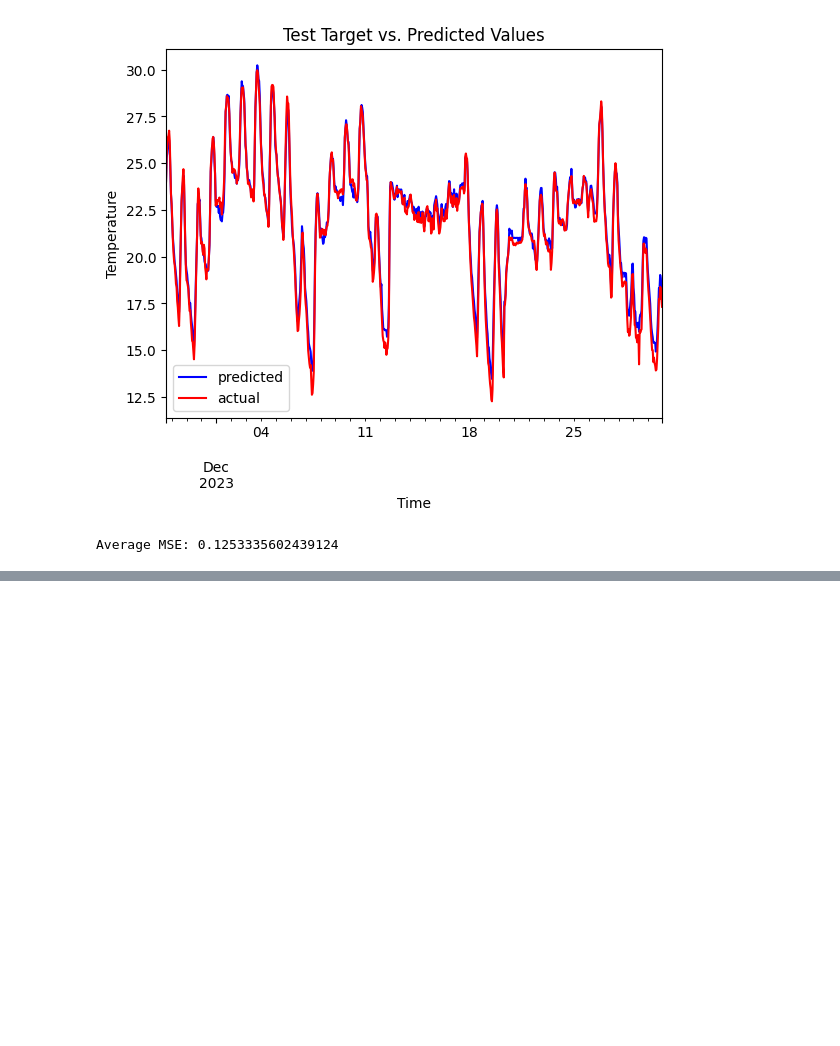
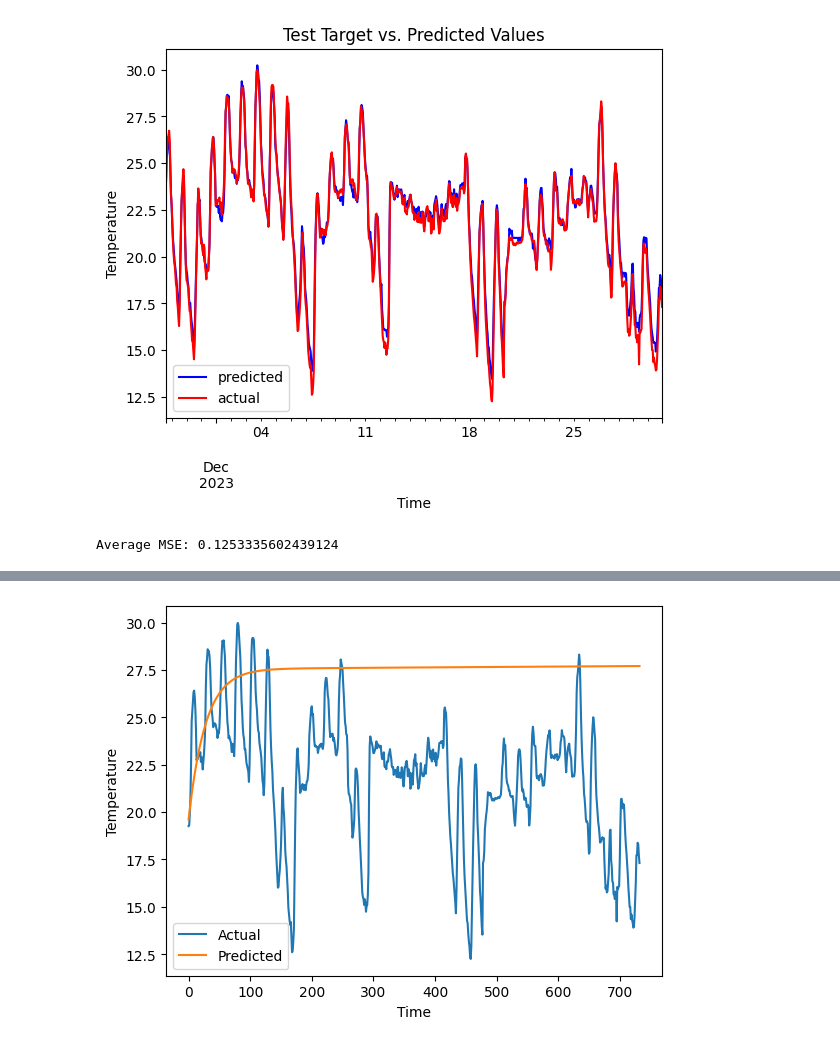
Before and after one commit to njnjfnj/Weather_Predictor, a Jupyter notebook: EDA/EDA.ipynb, the cells around one changed output, grey strips where cells are left out. Saved outputs shown, nothing was run; the diff lists cells and outputs as text; code cells hidden in the pictures; blank space fills up the shorter version.

```diff
--- a/EDA/EDA.ipynb
+++ b/EDA/EDA.ipynb
@@ -61,0 +173,31 @@ Average MSE: 0.1253335602439124
+# %%
+from statsmodels.tsa.vector_ar.var_model import VAR
+from time import mktime
+
+
+X = pd.DataFrame({ "timestamp": df["timestamp"],
+                   "temp": df["temp"]})
+X = X[["timestamp",
+                   "temp"
+                   ]].to_numpy()
+
+train_size = int(0.9 * len(X))
+train, test = X[:train_size], X[train_size:]
+
+model = VAR(train)
+var_results = model.fit()
+forecast = var_results.forecast(train, steps=len(test))
+
+real_temp = test[:, 1]
+forecast_temp = forecast[:, 1]
+
+
+
+plt.plot(real_temp, label="Actual")
+plt.plot(forecast_temp, label="Predicted")
+plt.xlabel('Time')
+plt.ylabel('Temperature')
+plt.legend()
+plt.show()
+# %% [output]
+[figure, added]
```
Also changed, not shown: parts of 5 cells of this notebook.
